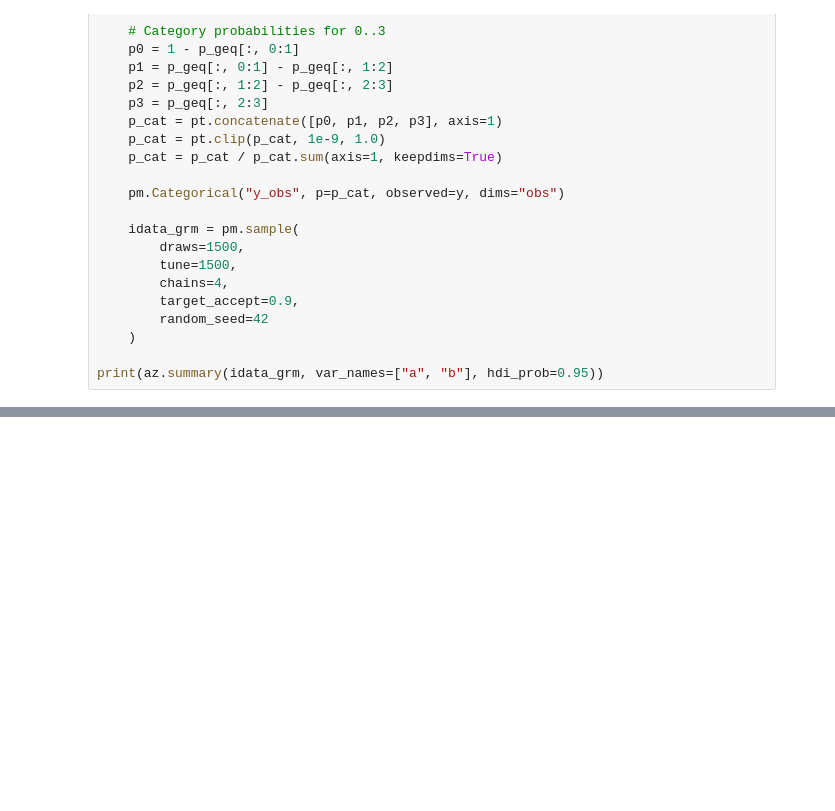
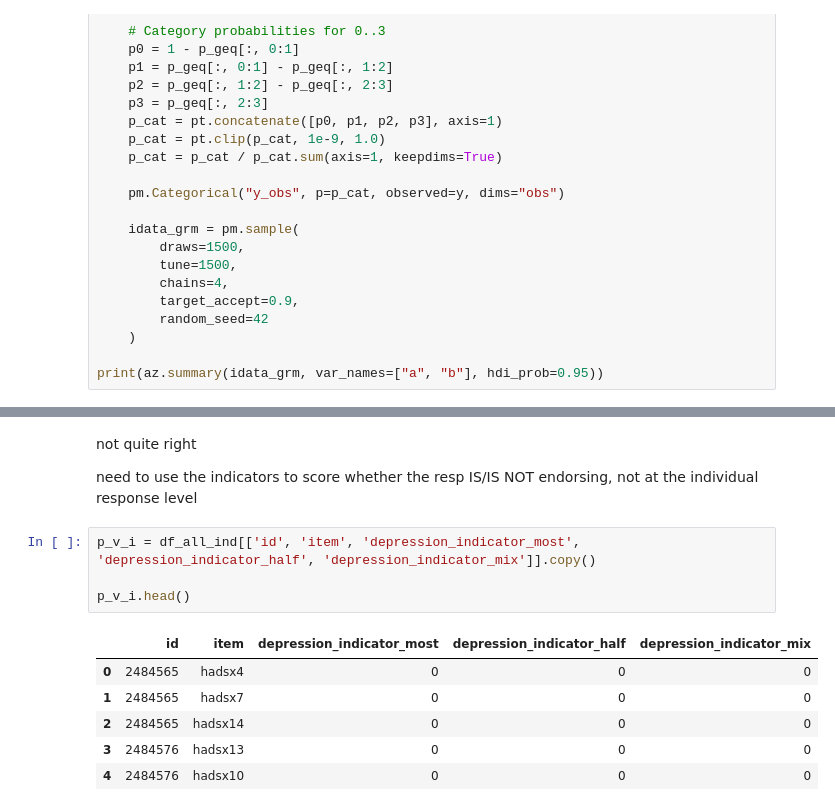
Before and after one commit to mlchrzan/llmpairs, a Jupyter notebook: notebooks/eda.ipynb, the cells around one changed output, grey strips where cells are left out. Cells and saved outputs as stored; diff of their text form; blank space fills up the shorter version.

```diff
--- a/notebooks/eda.ipynb
+++ b/notebooks/eda.ipynb
@@ -752,0 +786,15 @@ grm
+# %% [markdown]
+not quite right
+
+need to use the indicators to score whether the resp IS/IS NOT endorsing, not at the individual response level
+# %%
+p_v_i = df_all_ind[['id', 'item', 'depression_indicator_most', 'depression_indicator_half', 'depression_indicator_mix']].copy()
+
+p_v_i.head()
+# %% [output]
+|  | id | item | depression_indicator_most | depression_indicator_half | depression_indicator_mix |
+| 0 | 2484565 | hadsx4 | 0 | 0 | 0 |
+| 1 | 2484565 | hadsx7 | 0 | 0 | 0 |
+| 2 | 2484565 | hadsx14 | 0 | 0 | 0 |
+| 3 | 2484576 | hadsx13 | 0 | 0 | 0 |
+| 4 | 2484576 | hadsx10 | 0 | 0 | 0 |
```
Also changed, not shown: parts of 6 cells of this notebook, 5 other files.
